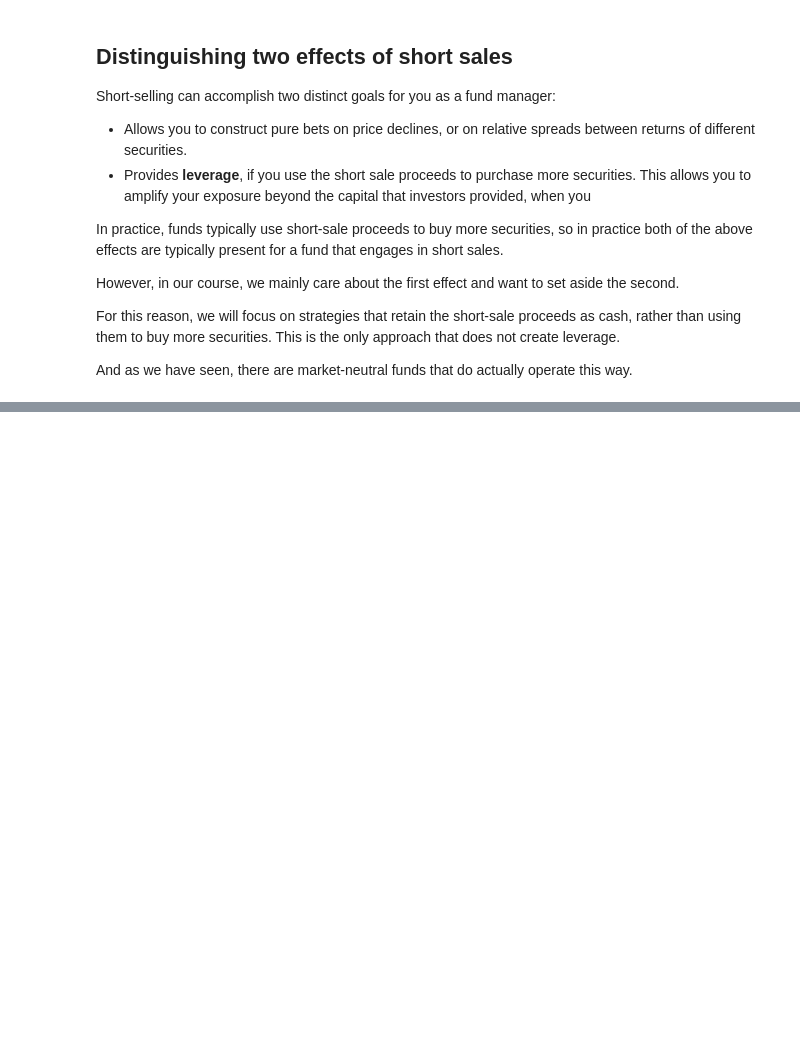
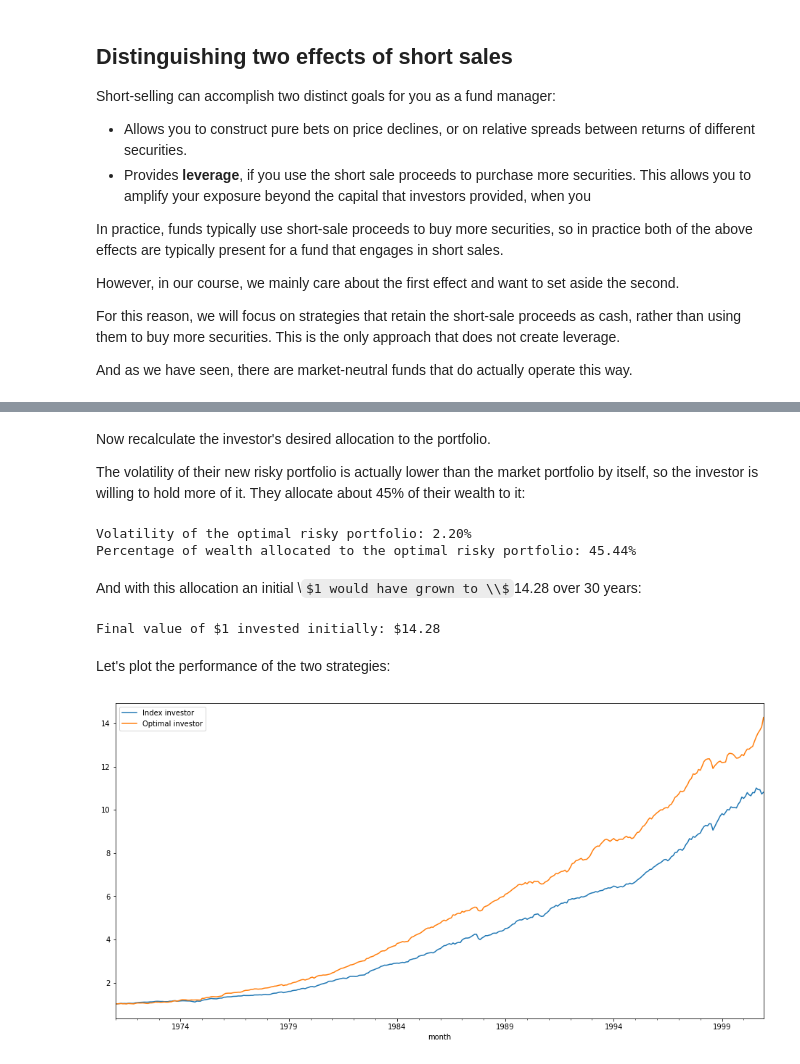
Before and after one commit to wgjm1986/Investments, a Jupyter notebook: Module 3/Week 11 - Short sales and dollar-neutral strategies/Short sales and dollar-neutral strategies.ipynb, the cells around one changed output, grey strips where cells are left out. Saved outputs shown, nothing was run; the diff lists cells and outputs as text; code cells hidden in the pictures; some formulas as TeX source; blank space fills up the shorter version.

```diff
--- a/Module 3/Week 11 - Short sales and dollar-neutral strategies/Short sales and dollar-neutral strategies.ipynb
+++ b/Module 3/Week 11 - Short sales and dollar-neutral strategies/Short sales and dollar-neutral strategies.ipynb
@@ -177,0 +339,8 @@ And as we have seen, there are market-neutral funds that do actually operate thi
+# %%
+Sigma = np.cov([ mktrf , hilo ])
+mu = [ mktrf.mean() , hilo.mean() ]
+weights_unscaled = np.dot( np.linalg.inv(Sigma), mu )
+optimal_weights = weights_unscaled / weights_unscaled.sum()
+print("The investor's optimal risky portfolio is: ")
+print(f"  {100*optimal_weights[0] :.2f}% on the market portfolio,")
+print(f"  {100*optimal_weights[1] :.2f}% on the fund.")
@@ -177,0 +353,2 @@ And as we have seen, there are market-neutral funds that do actually operate thi
+# %%
+optimal_returns = optimal_weights @ [ mktrf , hilo ]
@@ -177,0 +366,28 @@ And as we have seen, there are market-neutral funds that do actually operate thi
+# %% [markdown]
+Now recalculate the investor's desired allocation to the portfolio.
+
+The volatility of their new risky portfolio is actually lower than the market portfolio by itself, so the investor is willing to hold more of it. They allocate about 45% of their wealth to it:
+# %%
+optimal_vol = optimal_returns.std()
+print(f"Volatility of the optimal risky portfolio: {100*optimal_vol :.2f}%")
+
+new_allocation = .01 / optimal_vol
+print(f"Percentage of wealth allocated to the optimal risky portfolio: {100*new_allocation :.2f}%")
+# %% [output]
+Volatility of the optimal risky portfolio: 2.20%
+Percentage of wealth allocated to the optimal risky portfolio: 45.44%
+# %% [markdown]
+And with this allocation an initial \\$1 would have grown to \\$14.28 over 30 years:
+# %%
+new_investor_returns = (1-new_allocation)*rf + new_allocation*(rf+optimal_returns)
+final_value = (1 + new_investor_returns).cumprod()[-1]
+print(f"Final value of $1 invested initially: ${final_value :.2f}")
+# %% [output]
+Final value of $1 invested initially: $14.28
+# %% [markdown]
+Let's plot the performance of the two strategies:
+# %%
+(1+investor_returns).cumprod().plot(legend=True,label="Index investor");
+(1+new_investor_returns).cumprod().plot(legend=True,label="Optimal investor");
+# %% [output]
+[figure, added]
```
Also changed, not shown: parts of 41 cells of this notebook, 4 other files.
